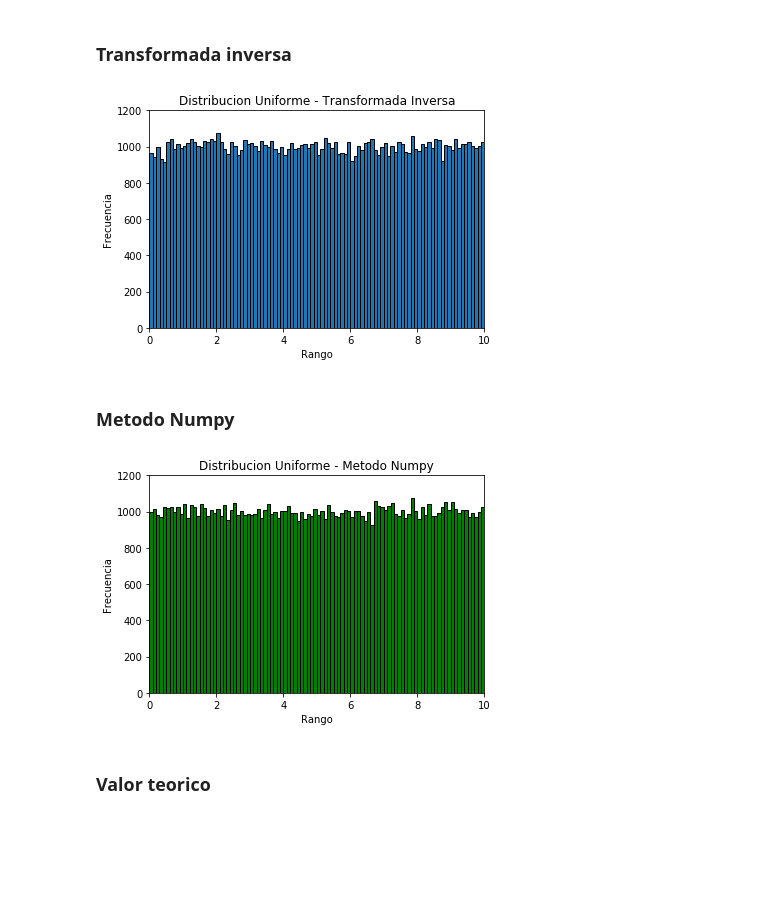
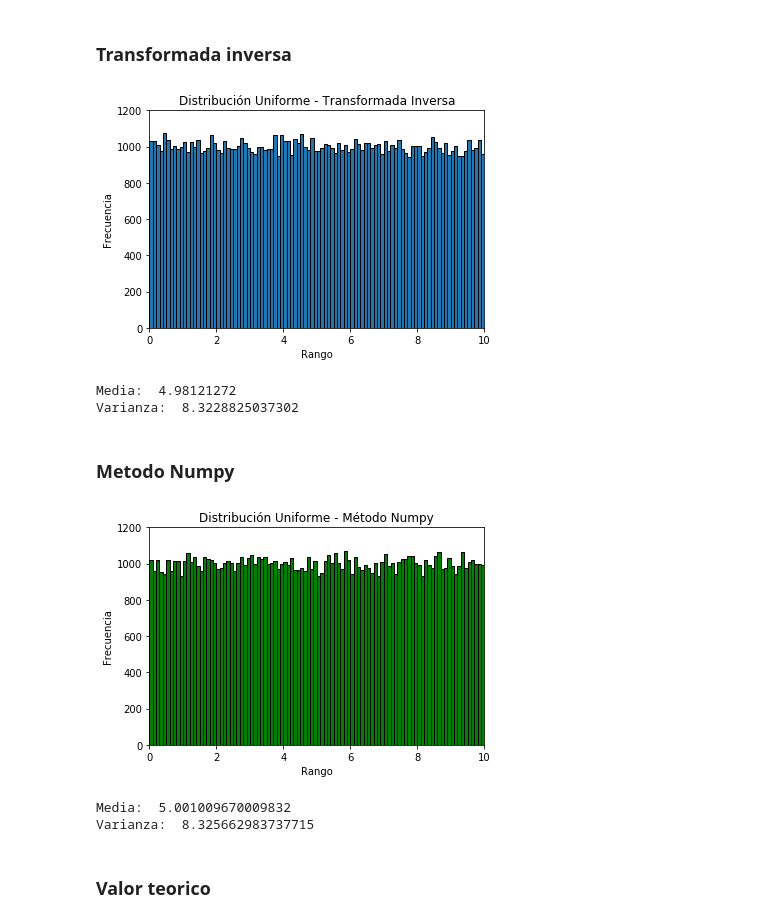
Before and after one commit to alejaz92/facultad, a Jupyter notebook: TP2.2.ipynb, the cells around one changed output. Saved outputs shown, nothing was run; the diff lists cells and outputs as text; code cells hidden in the pictures; blank space fills up the shorter version.

```diff
--- a/TP2.2.ipynb
+++ b/TP2.2.ipynb
@@ -67,35 +24,53 @@ bins = 100
 # %% [markdown]
 ### Transformada inversa
 # %%
-r_array = np_method(m)
+uni_r_array = np_method(m)
 
-x_arr = []
+uni_x_arr = []
 
 for i in range(m):
-    x = a + (b - a) * r_array[i]
-    x_arr.append(x)
-plt.hist(x_arr, bins = bins, edgecolor= "black")
-plt.title("Distribucion Uniforme - Transformada Inversa")
+    x = a + (b - a) * uni_r_array[i]
+    uni_x_arr.append(x)
+
+uni_x_mean = np.mean(uni_x_arr)
+uni_x_var = np.var(uni_x_arr)
+
+plt.hist(uni_x_arr, bins = bins, edgecolor= "black")
+plt.title("Distribución Uniforme - Transformada Inversa")
 plt.axis([a, b, 0, 1200])
 plt.xlabel("Rango")
 plt.ylabel("Frecuencia")
 plt.show()
+
+print('Media: ',uni_x_mean)
+print('Varianza: ',uni_x_var)
 # %% [output]
-[figure, old version]
+[figure, new version]
+Media:  4.98121272
+Varianza:  8.3228825037302
 # %% [markdown]
 ### Metodo Numpy
 # %%
 uni_np_arr = []
 for i in range(m):
     uni_np_arr.append(np.random.uniform(a, b))
+
+uni_np_mean = np.mean(uni_np_arr)
+uni_np_var = np.var(uni_np_arr)
+
 plt.hist(uni_np_arr, bins = bins, color= "green", edgecolor= "black")
-plt.title("Distribucion Uniforme - Metodo Numpy")
+plt.title("Distribución Uniforme - Método Numpy")
 plt.axis([a, b, 0, 1200])
 plt.xlabel("Rango")
 plt.ylabel("Frecuencia")
 plt.show()
+
+print('Media: ',uni_np_mean)
+print('Varianza: ',uni_np_var)
 # %% [output]
-[figure, old version]
+[figure, new version]
+Media:  5.001009670009832
+Varianza:  8.325662983737715
 # %% [markdown]
 ### Valor teorico
 # %%
```
Also changed, not shown: parts of 56 cells of this notebook.
